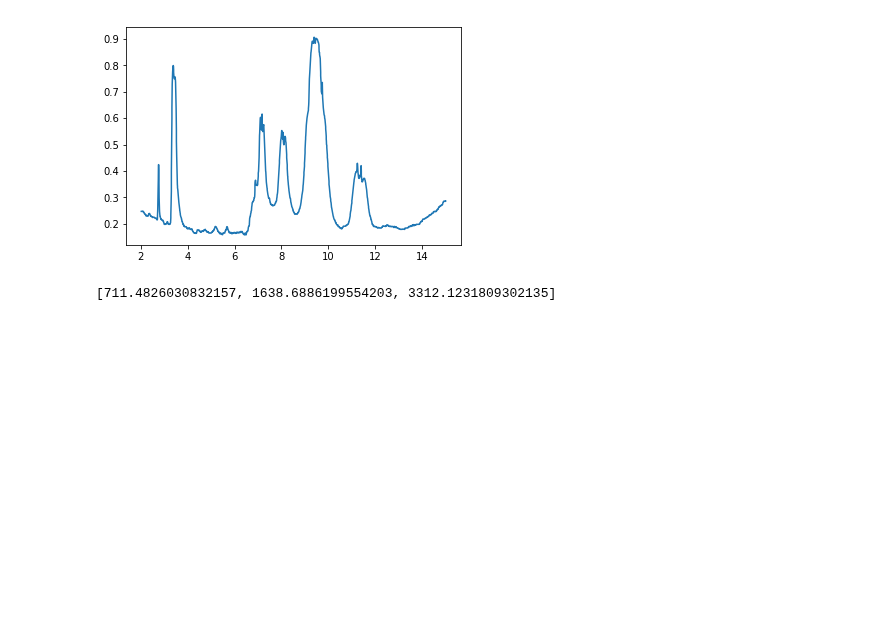
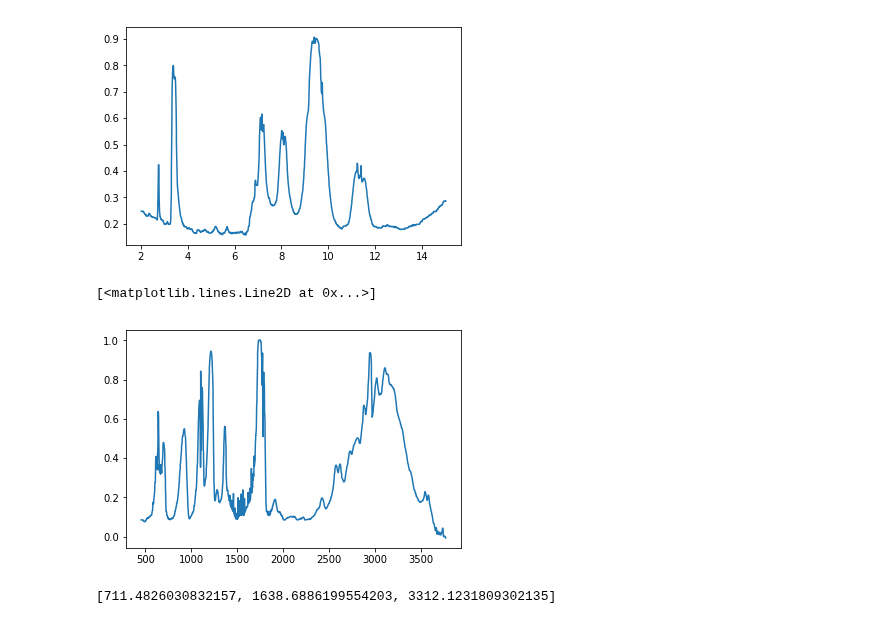
Before and after one commit to raman-noodles/Raman-noodles, a Jupyter notebook: examples/matching_test.ipynb, the cells around one changed output. Drawn from its saved outputs; the diff is of its cells as text; code cells hidden in the pictures; blank space fills up the shorter version.

Commit message:
Added testing case with compound not present in combined spectrum

```diff
--- a/examples/matching_test.ipynb
+++ b/examples/matching_test.ipynb
@@ -47,6 +60,11 @@ plt.plot(compound_3['x'], compound_3['y'])
 # %% [output]
 [<matplotlib.lines.Line2D at 0x...>]
 [figure]
+# %%
+plt.plot(compound_4['x'], compound_4['y'])
+# %% [output]
+[<matplotlib.lines.Line2D at 0x...>]
+[figure, added]
 # %%
 #Ok, first things first, let's just compare two and not worry os much.
 water_peaks
```
Also changed, not shown: parts of 13 cells of this notebook.
